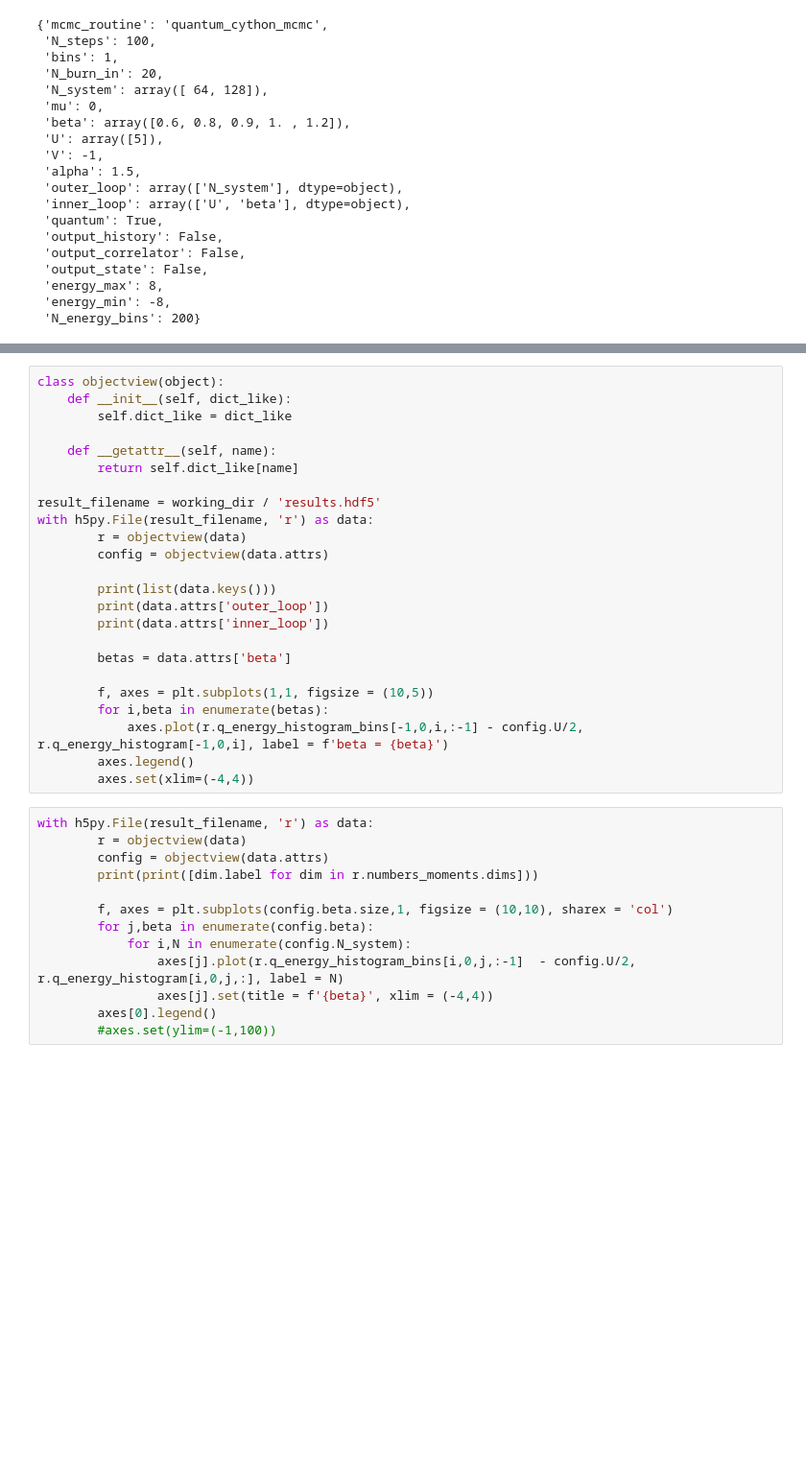
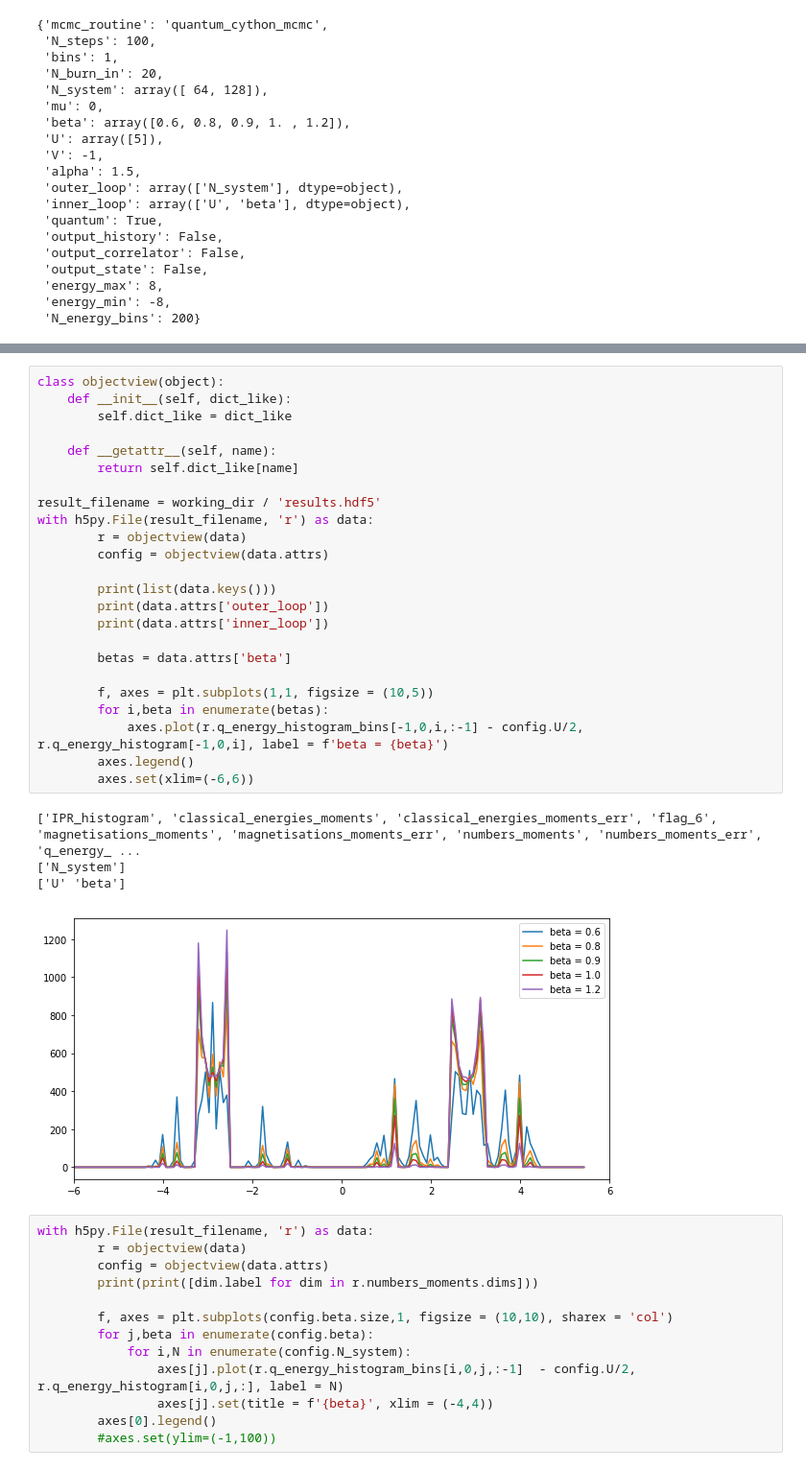
Before and after one commit to TomHodson/FKMC, a Jupyter notebook: notebooks/Code_Tests.ipynb, the cells around one changed output, grey strips where cells are left out. Shown: that part at 96% size. Saved outputs shown, nothing was run; the diff lists cells and outputs as text; blank space fills up the shorter version.

```diff
--- a/notebooks/Code_Tests.ipynb
+++ b/notebooks/Code_Tests.ipynb
@@ -116,27 +132,32 @@ gather_mcmc(working_dir, do_all = True)
 # %%
 class objectview(object):
     def __init__(self, dict_like):
         self.dict_like = dict_like
 
     def __getattr__(self, name):
         return self.dict_like[name]
 
 result_filename = working_dir / 'results.hdf5'
 with h5py.File(result_filename, 'r') as data:
         r = objectview(data)
         config = objectview(data.attrs)
 
         print(list(data.keys()))
         print(data.attrs['outer_loop'])
         print(data.attrs['inner_loop'])
 
         betas = data.attrs['beta']
 
         f, axes = plt.subplots(1,1, figsize = (10,5))
         for i,beta in enumerate(betas):
             axes.plot(r.q_energy_histogram_bins[-1,0,i,:-1] - config.U/2,  r.q_energy_histogram[-1,0,i], label = f'beta = {beta}')
         axes.legend()
-        axes.set(xlim=(-4,4))
+        axes.set(xlim=(-6,6))
+# %% [output]
+['IPR_histogram', 'classical_energies_moments', 'classical_energies_moments_err', 'flag_6', 'magnetisations_moments', 'magnetisations_moments_err', 'numbers_moments', 'numbers_moments_err', 'q_energy_ ...
+['N_system']
+['U' 'beta']
+[figure, added]
 # %%
 with h5py.File(result_filename, 'r') as data:
         r = objectview(data)
```
Also changed, not shown: parts of 2 cells of this notebook, 1 other file.
